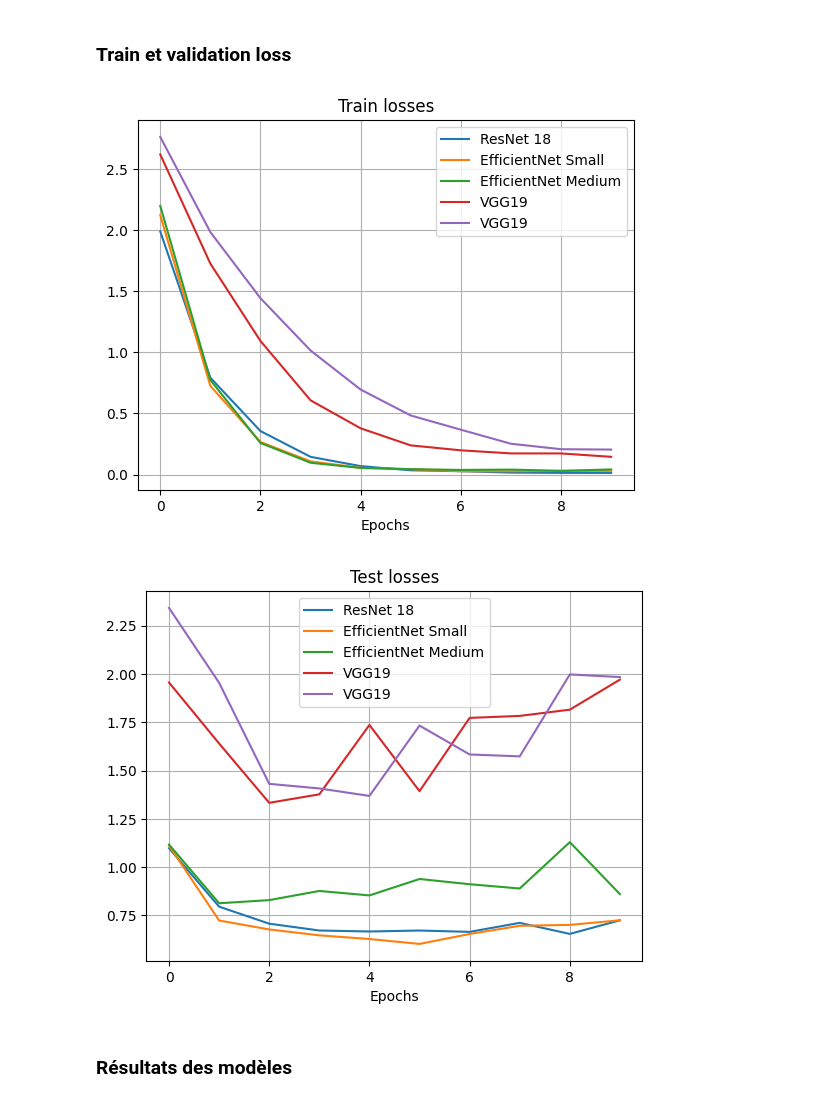
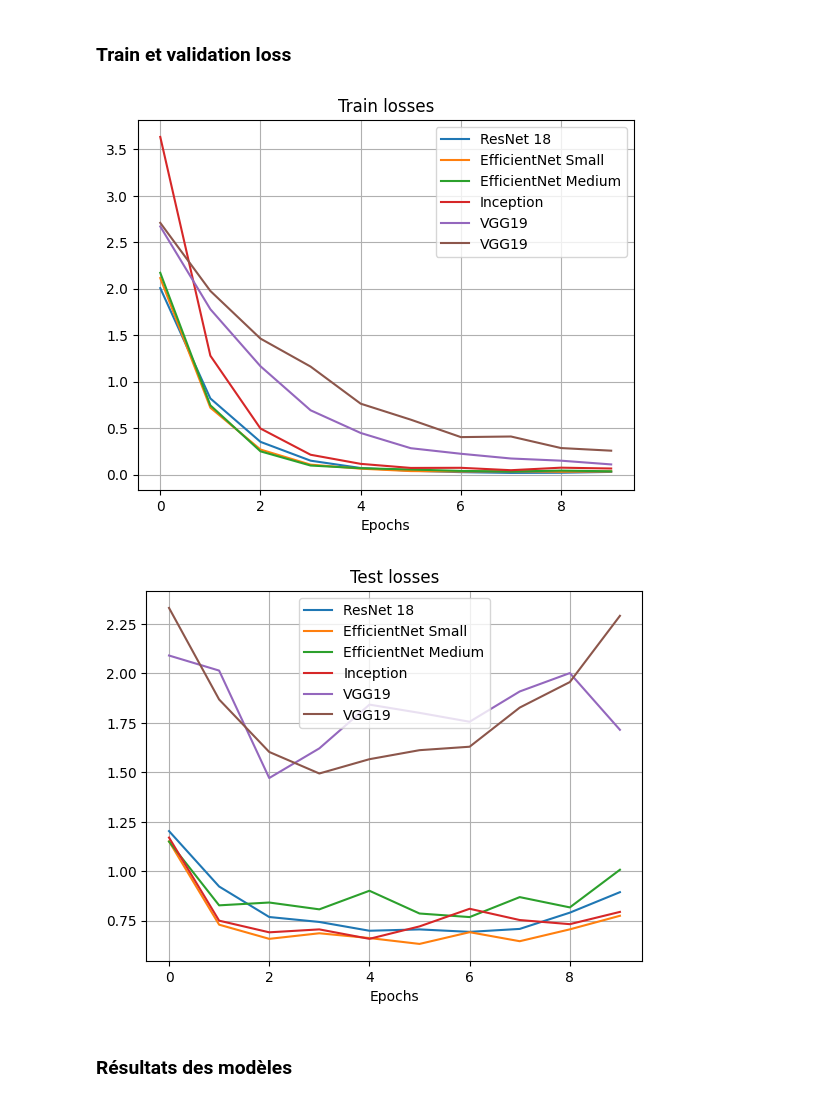
Before and after one commit to Totm33606/hddl_project, a Jupyter notebook: project1/CNN.ipynb, the cells around one changed output. Drawn from its saved outputs; the diff is of its cells as text; code cells hidden in the pictures.

```diff
--- a/project1/CNN.ipynb
+++ b/project1/CNN.ipynb
@@ -1508,7 +1642,7 @@ def train(model, criterion, optimizer, train_loader, val_loader, epochs=EPOCHS,
         print(f"Epoch {epoch+1}/{epochs}, Train Loss: {train_loss:.4f}, Train Accuracy: {train_accuracy:.4f}, Val Loss: {val_loss:.4f}, Val Accuracy: {val_accuracy:.4f}")
 
         train_losses.append(train_loss)
-        val_losses.append(val_losses)
+        val_losses.append(val_loss)
 
     if save_model:
         torch.save(model.state_dict(), model_path)
@@ -1534,4 +1668,4 @@ optimizer = optim.Adam([
 criterion = nn.CrossEntropyLoss(reduction='sum')
 #criterion = FocalLoss(alpha=alpha.to(DEVICE), gamma=2, reduction='mean')
 
-train_losses_inc, val_losses_inc = train(model_inc, criterion, optimizer, train_loader_hq_filtered, val_loader_hq_filtered, epochs=10, save_model=True)
+train_losses_inc, val_losses_inc = train(model_inc, criterion, optimizer, train_loader_hq, val_loader_hq, epochs=10, save_model=True)
@@ -1711,22 +1865,22 @@ torch.cuda.empty_cache()
 # %%
 plt.plot(train_losses_resnet, label = 'ResNet 18')
 plt.plot(train_losses_ens, label = 'EfficientNet Small')
 plt.plot(train_losses_enm, label = 'EfficientNet Medium')
-#plt.plot(train_losses_inc, label = 'Inception')
+plt.plot(train_losses_inc, label = 'Inception')
 plt.plot(train_losses_v16, label = 'VGG19')
 plt.plot(train_losses_v19, label = 'VGG19')
 plt.grid(True)
 plt.title('Train losses')
 plt.legend()
 plt.xlabel('Epochs')
 plt.show()
 # %% [output]
-[figure, old version]
+[figure, new version]
 # %%
 plt.plot(val_losses_resnet, label = 'ResNet 18')
 plt.plot(val_losses_ens, label = 'EfficientNet Small')
 plt.plot(val_losses_enm, label = 'EfficientNet Medium')
-#plt.plot(val_losses_inc, label = 'Inception')
+plt.plot(val_losses_inc, label = 'Inception')
 plt.plot(val_losses_v16, label = 'VGG19')
 plt.plot(val_losses_v19, label = 'VGG19')
 plt.grid(True)
@@ -1735,7 +1889,7 @@ plt.legend()
 plt.xlabel('Epochs')
 plt.show()
 # %% [output]
-[figure, old version]
+[figure, new version]
 # %% [markdown]
 ### Résultats des modèles
 # %% [markdown]
```
Also changed, not shown: parts of 34 cells of this notebook.
